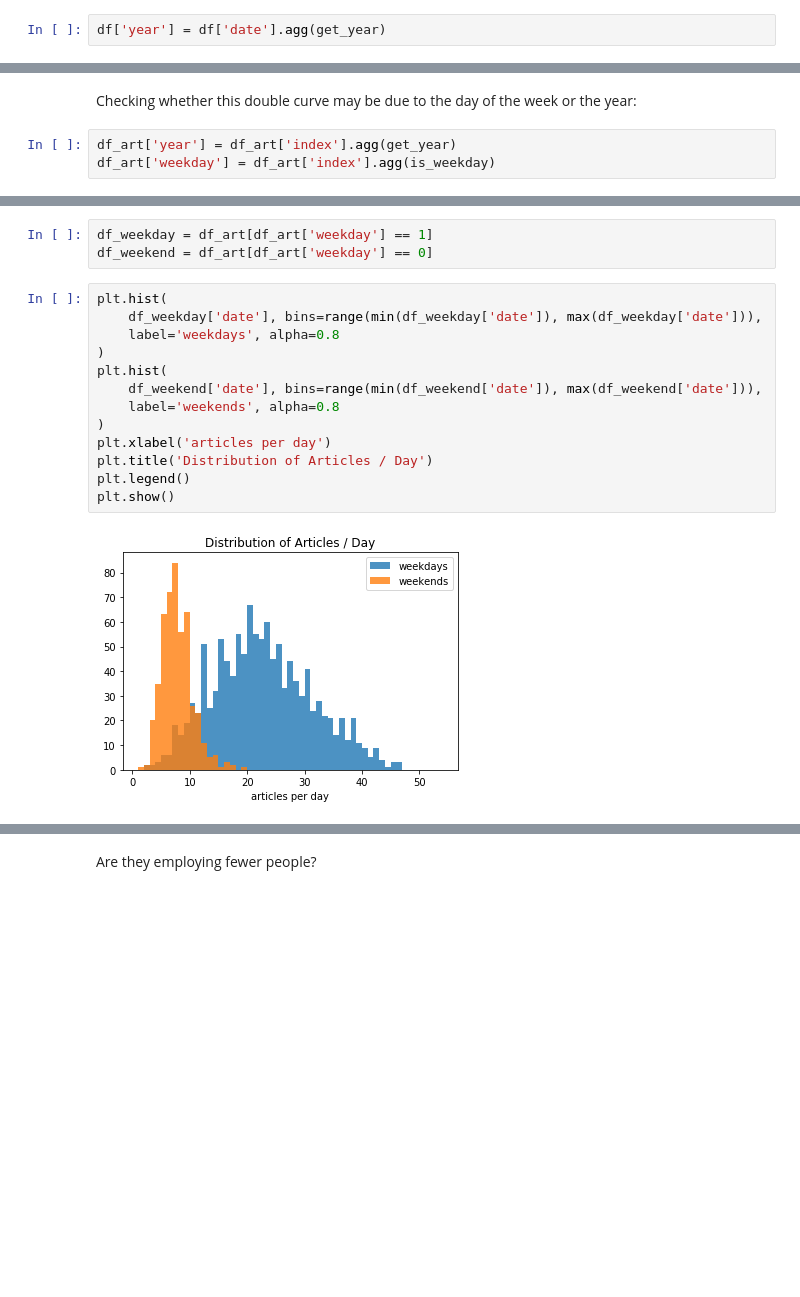
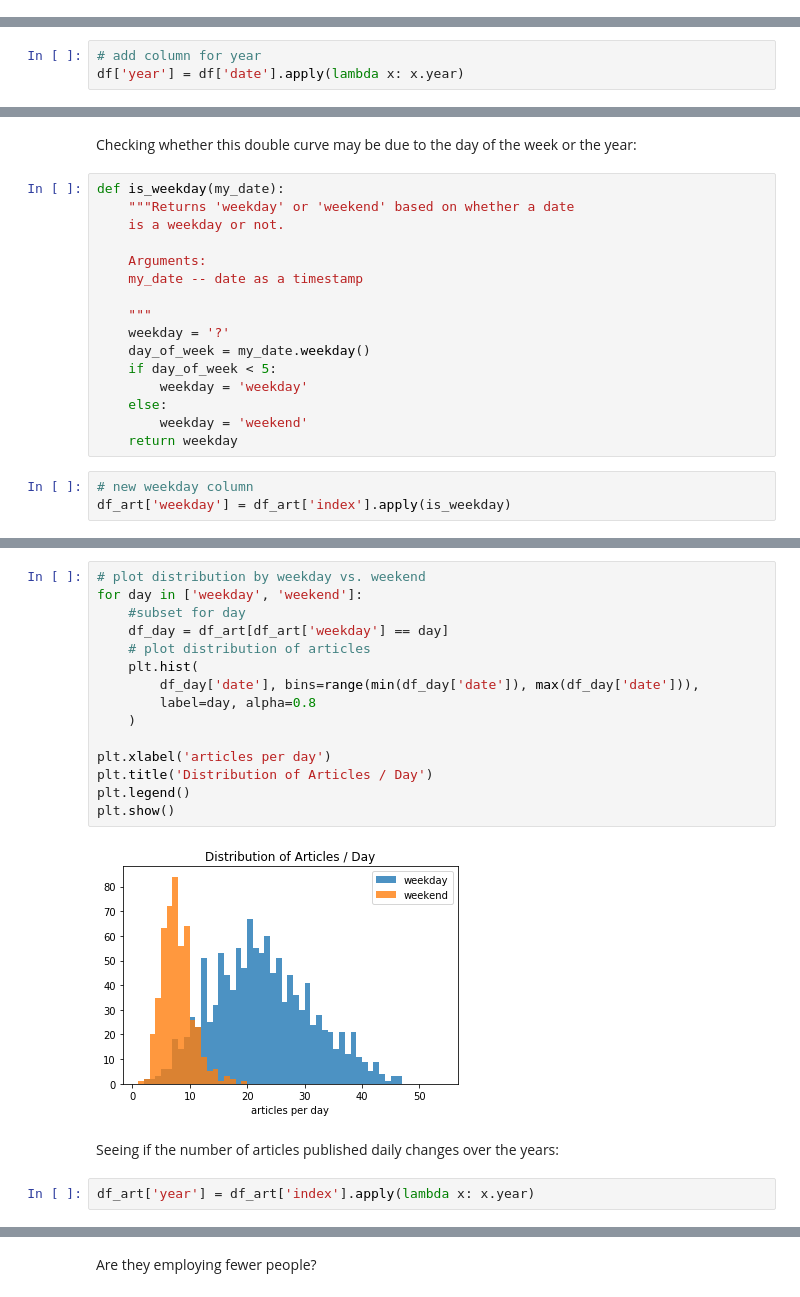
Before and after one commit to MNyikos/atlantic-analysis, a Jupyter notebook: 2.0_atlantic_eda_cleaning.ipynb, the cells around one changed output, grey strips where cells are left out. Cells and saved outputs as stored; diff of their text form; blank space fills up the shorter version.

```diff
--- a/2.0_atlantic_eda_cleaning.ipynb
+++ b/2.0_atlantic_eda_cleaning.ipynb
@@ -63,5 +50,3 @@ df = pd.DataFrame(master_dict)
 df.shape
 # %% [output]
 (29990, 9)
-# %%
-df['year'] = df['date'].agg(get_year)
@@ -136,4 +120,7 @@ plt.show()
 [figure]
 # %% [markdown]
 Top categories by year...
+# %%
+# add column for year
+df['year'] = df['date'].apply(lambda x: x.year)
 # %%
@@ -212,9 +216,25 @@ average: 18.01201201201201
 median: 17.0
 # %% [markdown]
 Checking whether this double curve may be due to the day of the week or the year:
+# %%
+def is_weekday(my_date):
+    """Returns 'weekday' or 'weekend' based on whether a date
+    is a weekday or not.
+
+    Arguments:
+    my_date -- date as a timestamp
+
+    """
+    weekday = '?'
+    day_of_week = my_date.weekday()
+    if day_of_week < 5:
+        weekday = 'weekday'
+    else:
+        weekday = 'weekend'
+    return weekday
 # %%
-df_art['year'] = df_art['index'].agg(get_year)
-df_art['weekday'] = df_art['index'].agg(is_weekday)
+# new weekday column
+df_art['weekday'] = df_art['index'].apply(is_weekday)
 # %%
 df_art['weekday'].value_counts()
 # %% [output]
@@ -223,20 +243,23 @@ df_art['weekday'].value_counts()
 Name: weekday, dtype: int64
-# %%
-df_weekday = df_art[df_art['weekday'] == 1]
-df_weekend = df_art[df_art['weekday'] == 0]
 # %%
-plt.hist(
-    df_weekday['date'], bins=range(min(df_weekday['date']), max(df_weekday['date'])),
-    label='weekdays', alpha=0.8
-)
-plt.hist(
-    df_weekend['date'], bins=range(min(df_weekend['date']), max(df_weekend['date'])),
-    label='weekends', alpha=0.8
-)
+# plot distribution by weekday vs. weekend
+for day in ['weekday', 'weekend']:
+    #subset for day
+    df_day = df_art[df_art['weekday'] == day]
+    # plot distribution of articles
+    plt.hist(
+        df_day['date'], bins=range(min(df_day['date']), max(df_day['date'])),
+        label=day, alpha=0.8
+    )
+
 plt.xlabel('articles per day')
 plt.title('Distribution of Articles / Day')
 plt.legend()
 plt.show()
 # %% [output]
-[figure, old version]
+[figure, new version]
+# %% [markdown]
+Seeing if the number of articles published daily changes over the years:
+# %%
+df_art['year'] = df_art['index'].apply(lambda x: x.year)
 # %%
```
Also changed, not shown: parts of 21 cells of this notebook, 3 other files.
